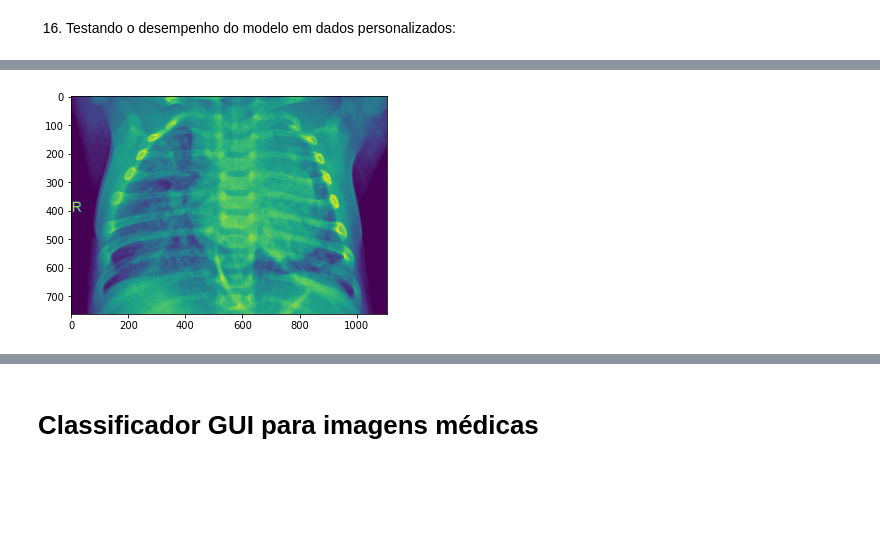
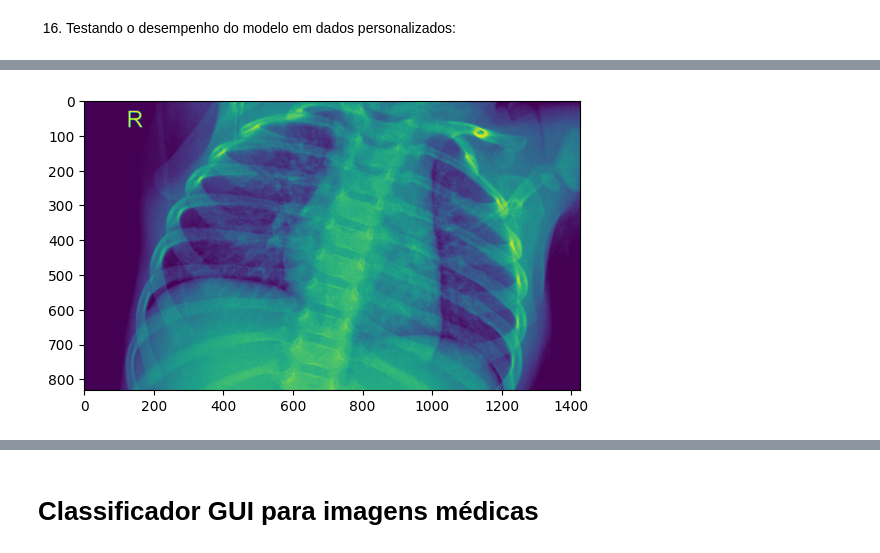
Before and after one commit to Weverton-Vitor/face-recognation, a Jupyter notebook: x_ray_classification.ipynb, the cells around one changed output, grey strips where cells are left out. Drawn from its saved outputs; the diff is of its cells as text; code cells hidden in the pictures; blank space fills up the shorter version.

Commit message:
random selecting and classifying random test images

```diff
--- a/x_ray_classification.ipynb
+++ b/x_ray_classification.ipynb
@@ -206,7 +206,7 @@ train_datagen = ImageDataGenerator(rotation_range=15,
                                   )
 
 train_generator = train_datagen.flow_from_dataframe(train_df,
-                                                    "C:\\Users\\Marcelo Viana\\Documents\\Projetos_Jupyter\\raio-x-torax\\treino",
+                                                    "/content/raio-x-torax/treino",
 # note que o caminho para a pasta treino deverá novamente ser apontado. Atente-se para não apagar as aspas e barras duplas.
                                                     x_col='filename',
                                                     y_col='category',
@@ -217,7 +217,7 @@ train_generator = train_datagen.flow_from_dataframe(train_df,
 validation_datagen = ImageDataGenerator(rescale=1./255)
 validation_generator = validation_datagen.flow_from_dataframe(
     validate_df,
-    "C:\\Users\\Marcelo Viana\\Documents\\Projetos_Jupyter\\raio-x-torax\\treino",
+    "/content/raio-x-torax/treino",
 # note que o caminho para a pasta treino deverá novamente ser apontado. Atente-se para não apagar as aspas e barras duplas.
     x_col='filename',
     y_col='category',
@@ -255,7 +255,7 @@ history = model.fit(
     validation_data=validation_generator,
     validation_steps=total_validate//batch_size,
     steps_per_epoch=total_train//batch_size,
-    callbacks=callbacks
+    callbacks=callbacks,
 )
 # %% [output]
 Epoch 1/10
@@ -396,11 +410,5 @@ Diagnóstico indicado: RX normal
 # %%
-from PIL import Image
-import numpy as np
-import tensorflow as tf
-from tensorflow import keras
-import cv2
-
-im=Image.open("C:\\Users\\Marcelo Viana\\Documents\\Projetos_Jupyter\\raio-x-torax\\teste\\2.jpg")
+im=Image.open("/content/raio-x-torax/teste/3.jpg")
 img=im
 im=im.resize(Image_Size)
 im=(np.random.standard_normal([128,128,3])*255)
@@ -424,2 +432,2 @@ plt.show()
 Diagnóstico indicado: RX normal
-[figure, old version]
+[figure, new version]
```
Also changed, not shown: parts of 21 cells of this notebook.
